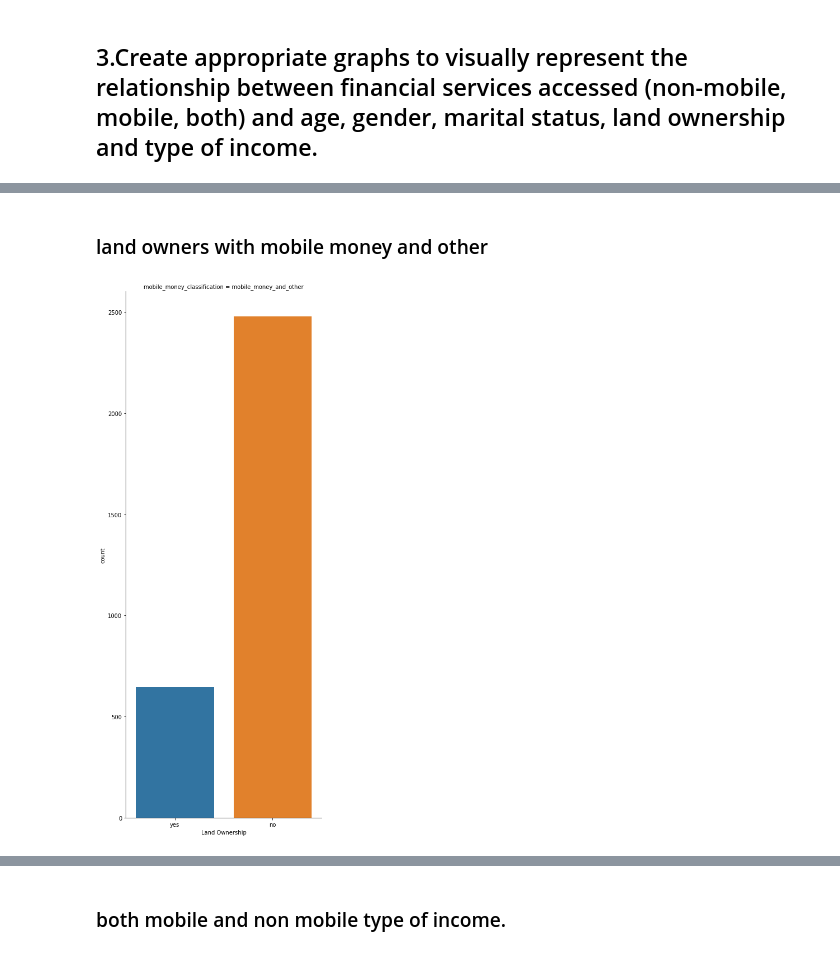
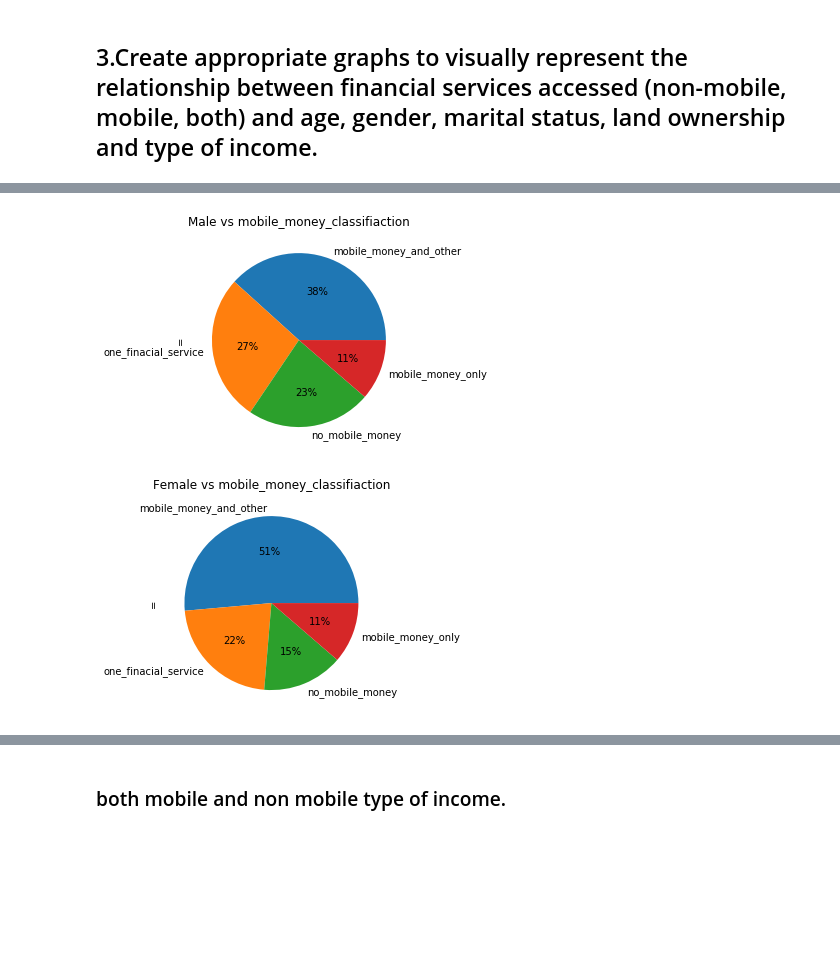
Before and after one commit to ntokozomfene/financial_services, a Jupyter notebook: mobile_money_Tanzania.ipynb, the cells around one changed output, grey strips where cells are left out. Cells and saved outputs as stored; diff of their text form; code cells hidden in the pictures; blank space fills up the shorter version.

```diff
--- a/mobile_money_Tanzania.ipynb
+++ b/mobile_money_Tanzania.ipynb
@@ -131,7 +108,12 @@ plt.show()
-# %% [markdown]
-### land owners with mobile money and other
-# %%
-sns.catplot(x='land_owner', kind='count', col='mobile_money_classification', height=14, aspect=.4, data=both).set(xlabel="Land Ownership")
-plt.show()
-# %% [output]
-[figure, removed]
+# %%
+male = training[training.gender=='male']
+female = training[training.gender=='female']
+male.mobile_money_classification.value_counts('%').plot(kind='pie', subplots=True, figsize=(4, 4), autopct='%1.0f%%', label='=')
+plt.title('Male vs mobile_money_classifiaction')
+plt.show()
+female.mobile_money_classification.value_counts().plot(kind='pie', subplots=True, figsize=(4, 4), autopct='%1.0f%%', label='=')
+plt.title('Female vs mobile_money_classifiaction')
+plt.show()
+# %% [output]
+[figure, added]
+[figure, added]
```
Also changed, not shown: parts of 53 cells of this notebook.
